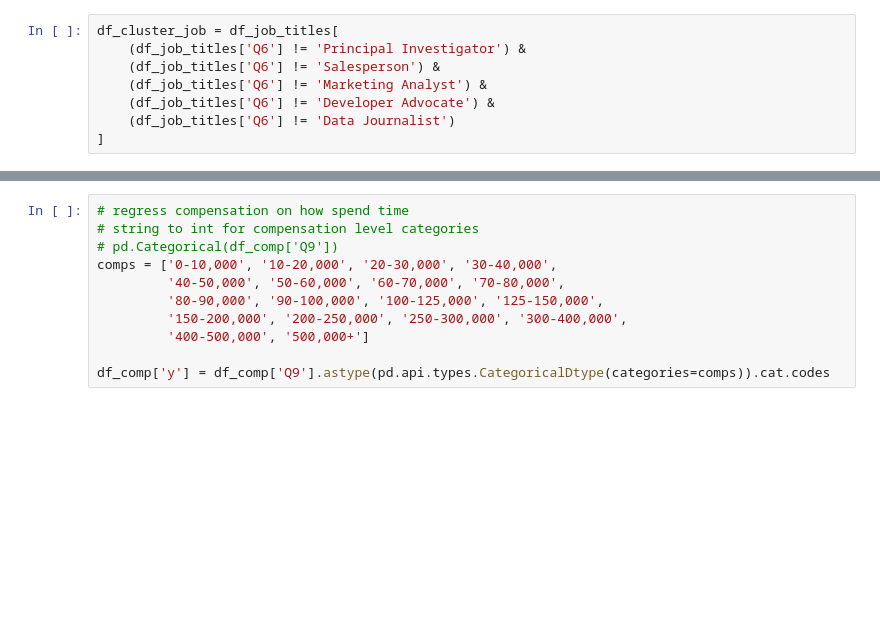
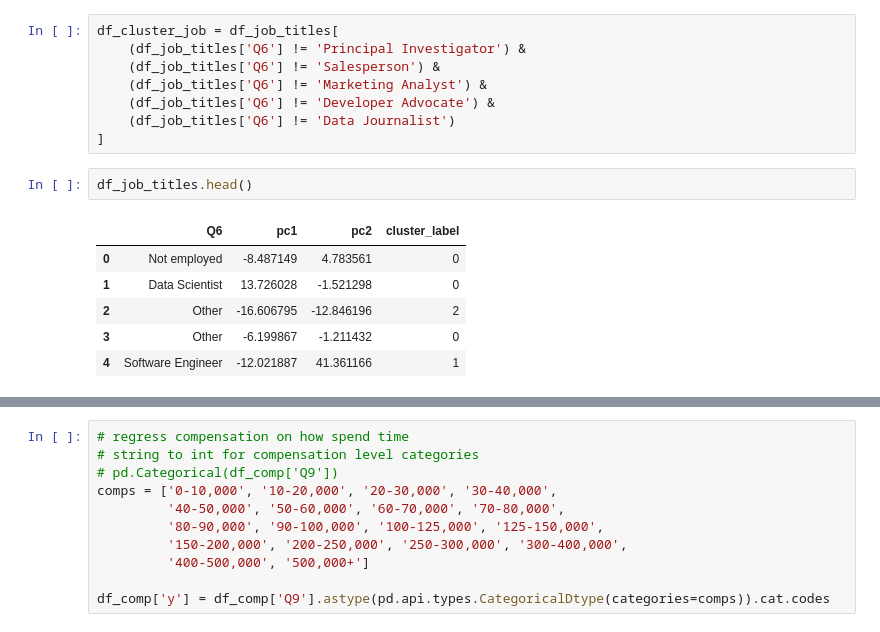
Before and after one commit to LISHarvard/what-is-a-data-scientist, a Jupyter notebook: time_use_comparison.ipynb, the cells around one changed output, grey strips where cells are left out. Cells and saved outputs as stored; diff of their text form; blank space fills up the shorter version.

```diff
--- a/time_use_comparison.ipynb
+++ b/time_use_comparison.ipynb
@@ -502,6 +502,15 @@ df_cluster_job = df_job_titles[
     (df_job_titles['Q6'] != 'Developer Advocate') &
     (df_job_titles['Q6'] != 'Data Journalist')
 ]
+# %%
+df_job_titles.head()
+# %% [output]
+|  | Q6 | pc1 | pc2 | cluster_label |
+| 0 | Not employed | -8.487149 | 4.783561 | 0 |
+| 1 | Data Scientist | 13.726028 | -1.521298 | 0 |
+| 2 | Other | -16.606795 | -12.846196 | 2 |
+| 3 | Other | -6.199867 | -1.211432 | 0 |
+| 4 | Software Engineer | -12.021887 | 41.361166 | 1 |
 # %%
 X = df_cluster_job['cluster_label']
 y = df_cluster_job['Q6']
```
Also changed, not shown: parts of 17 cells of this notebook, 1 other file.
